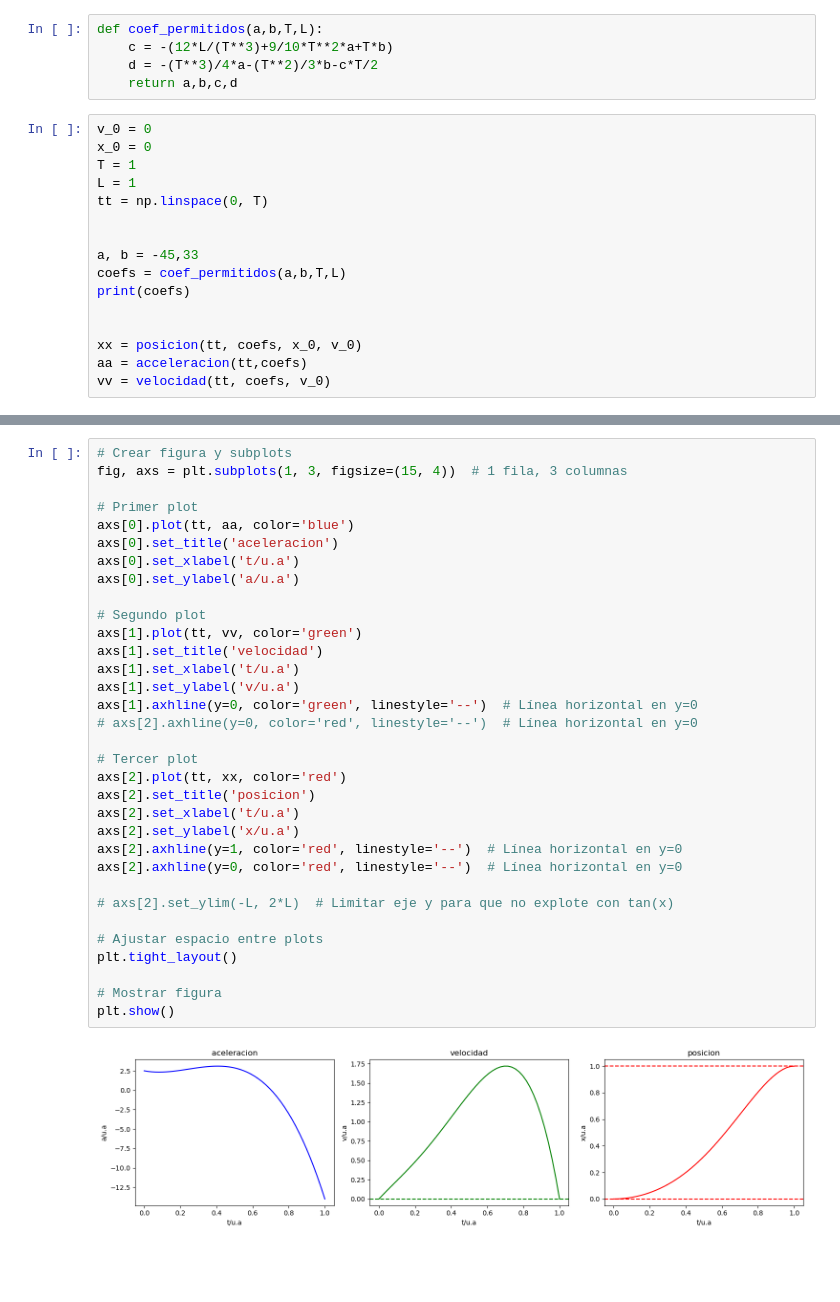
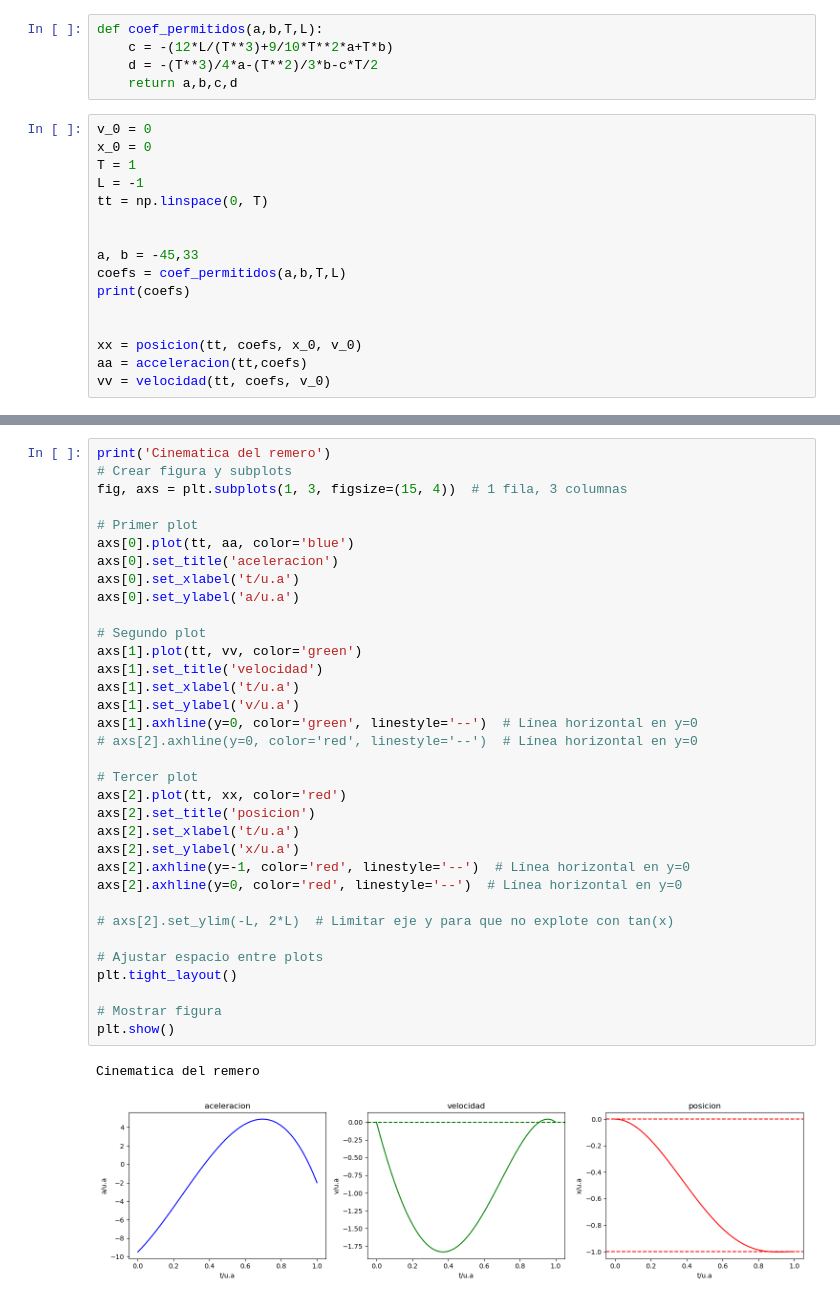
Before and after one commit to abelBEDOYA/rowing-optimal-cinematic, a Jupyter notebook: air-phase-cinematic.ipynb, the cells around one changed output, grey strips where cells are left out. Cells and saved outputs as stored; diff of their text form; blank space fills up the shorter version.

```diff
--- a/air-phase-cinematic.ipynb
+++ b/air-phase-cinematic.ipynb
@@ -130,7 +130,7 @@ def coef_permitidos(a,b,T,L):
 v_0 = 0
 x_0 = 0
 T = 1
-L = 1
+L = -1
 tt = np.linspace(0, T)
 
 
@@ -152,35 +152,37 @@ p
 # %%
+print('Cinematica del remero')
 # Crear figura y subplots
 fig, axs = plt.subplots(1, 3, figsize=(15, 4))  # 1 fila, 3 columnas
 
 # Primer plot
 axs[0].plot(tt, aa, color='blue')
 axs[0].set_title('aceleracion')
 axs[0].set_xlabel('t/u.a')
 axs[0].set_ylabel('a/u.a')
 
 # Segundo plot
 axs[1].plot(tt, vv, color='green')
 axs[1].set_title('velocidad')
 axs[1].set_xlabel('t/u.a')
 axs[1].set_ylabel('v/u.a')
 axs[1].axhline(y=0, color='green', linestyle='--')  # Línea horizontal en y=0
 # axs[2].axhline(y=0, color='red', linestyle='--')  # Línea horizontal en y=0
 
 # Tercer plot
 axs[2].plot(tt, xx, color='red')
 axs[2].set_title('posicion')
 axs[2].set_xlabel('t/u.a')
 axs[2].set_ylabel('x/u.a')
-axs[2].axhline(y=1, color='red', linestyle='--')  # Línea horizontal en y=0
+axs[2].axhline(y=-1, color='red', linestyle='--')  # Línea horizontal en y=0
 axs[2].axhline(y=0, color='red', linestyle='--')  # Línea horizontal en y=0
 
 # axs[2].set_ylim(-L, 2*L)  # Limitar eje y para que no explote con tan(x)
 
 # Ajustar espacio entre plots
 plt.tight_layout()
 
 # Mostrar figura
 plt.show()
 # %% [output]
+Cinematica del remero
-[figure, old version]
+[figure, new version]
```
Also changed, not shown: parts of 8 cells of this notebook, 1 other file.
